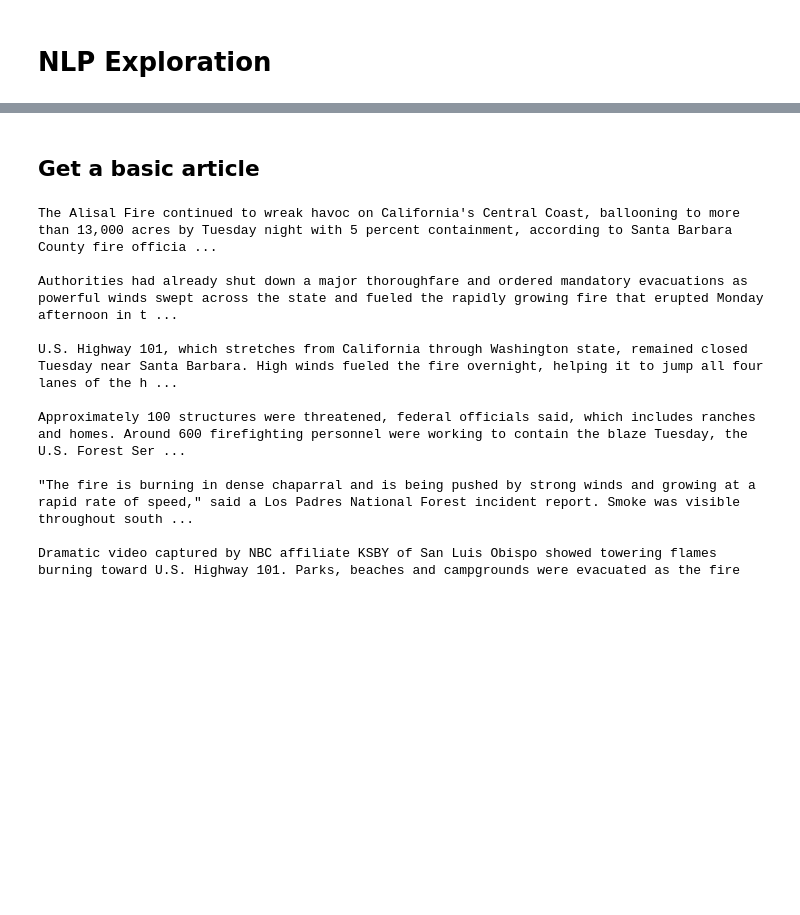
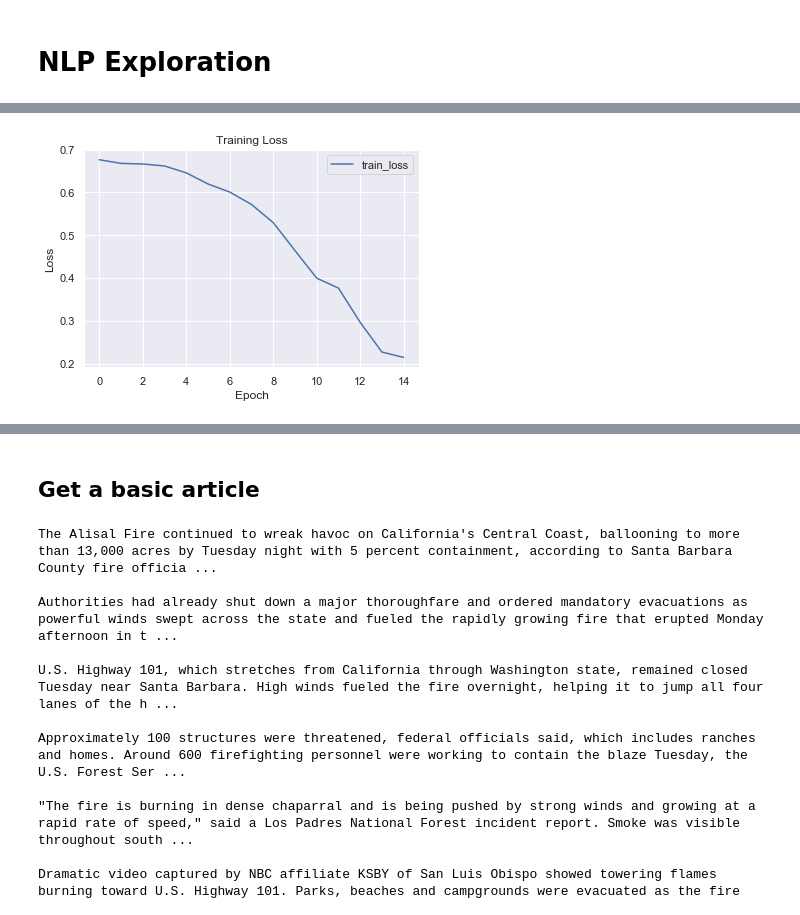
Before and after one commit to ThomasLef/Projet-Illuin, a Jupyter notebook: nlp_exploration.ipynb, the cells around one changed output, grey strips where cells are left out. Drawn from its saved outputs; the diff is of its cells as text; code cells hidden in the pictures; blank space fills up the shorter version.

```diff
--- a/nlp_exploration.ipynb
+++ b/nlp_exploration.ipynb
@@ -4,0 +36,16 @@ import pandas as pd
+# %%
+# Use a GPU if you have one available (Runtime -> Change runtime type -> GPU)
+device = torch.device("cuda" if torch.cuda.is_available() else "cpu")
+
+# Set seeds for reproducibility
+random.seed(26)
+np.random.seed(26)
+torch.manual_seed(26)
+
+tokenizer = AutoTokenizer.from_pretrained("roberta-base")
+
+model = AutoModelForSequenceClassification.from_pretrained("roberta-base")
+model.to(device) # Send the model to the GPU if we have one
+
+learning_rate = 1e-5
+optimizer = AdamW(model.parameters(), lr=learning_rate, eps=1e-4)
@@ -4,0 +58,3 @@ import pandas as pd
+# %%
+boolq_t = load_dataset('boolq', split='train')
+boolq_v = load_dataset('boolq', split='validation')
@@ -4,0 +110,14 @@ import pandas as pd
+# %%
+batch_size = 8
+
+train_features_tensors = [torch.tensor(feature, dtype=torch.long) for feature in train_features]
+dev_features_tensors = [torch.tensor(feature, dtype=torch.long) for feature in dev_features]
+
+train_dataset = TensorDataset(*train_features_tensors)
+dev_dataset = TensorDataset(*dev_features_tensors)
+
+train_sampler = RandomSampler(train_dataset)
+dev_sampler = SequentialSampler(dev_dataset)
+
+train_dataloader = DataLoader(train_dataset, sampler=train_sampler, batch_size=batch_size)
+dev_dataloader = DataLoader(dev_dataset, sampler=dev_sampler, batch_size=batch_size)
@@ -4,0 +183,13 @@ import pandas as pd
+# %%
+sns.set()
+
+plt.plot(train_loss_values, label="train_loss")
+
+plt.xlabel("Epoch")
+plt.ylabel("Loss")
+plt.title("Training Loss")
+plt.legend()
+#plt.xticks(np.arange(0, 5))
+plt.show()
+# %% [output]
+[figure, added]
```
Also changed, not shown: parts of 35 cells of this notebook.
